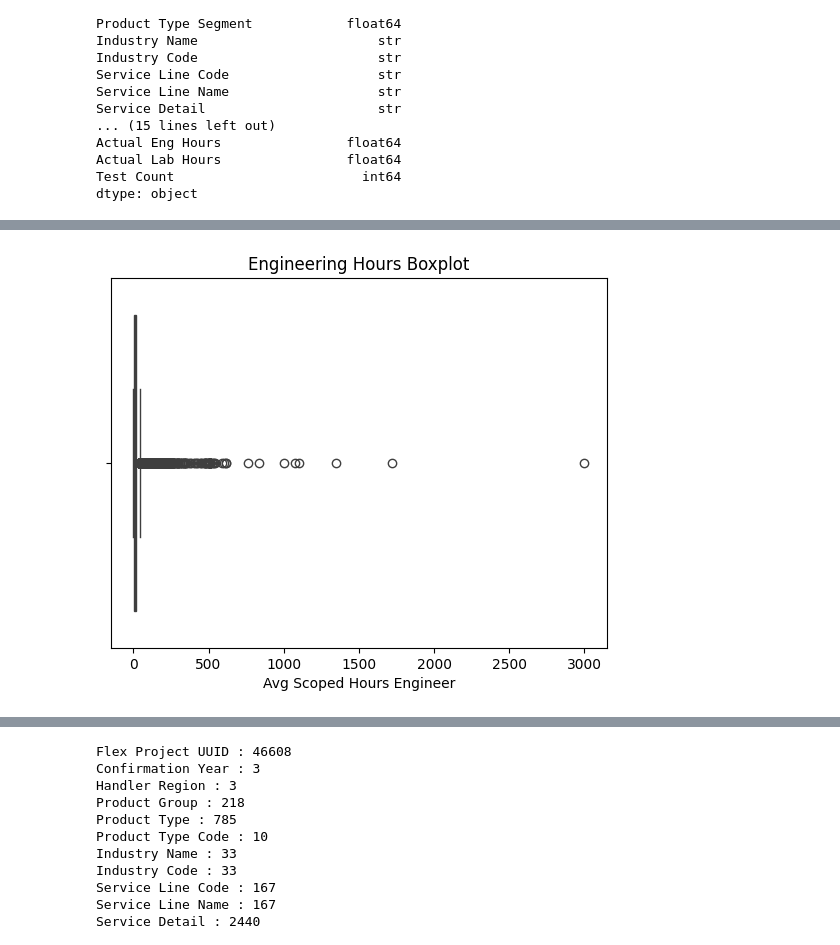
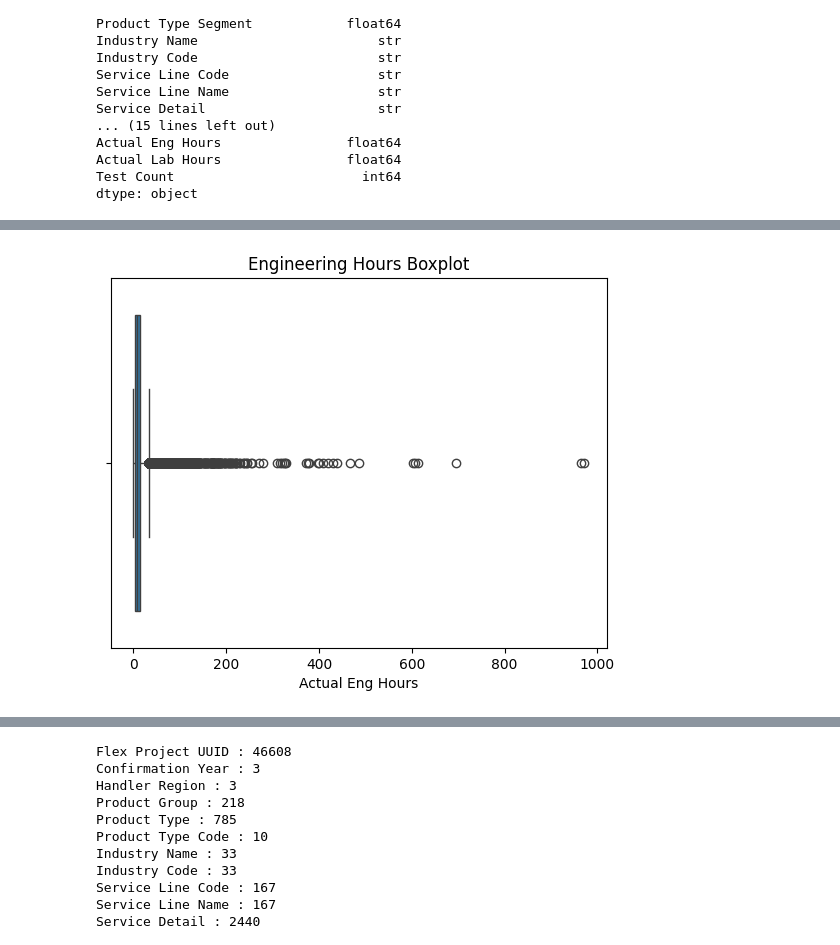
Before and after one commit to CelineAndroun03/CTECH-ML-MAY2026, a Jupyter notebook: scripts/EDA_ENG.ipynb, the cells around one changed output, grey strips where cells are left out. Drawn from its saved outputs; the diff is of its cells as text; code cells hidden in the pictures.

```diff
--- a/scripts/EDA_ENG.ipynb
+++ b/scripts/EDA_ENG.ipynb
@@ -144,11 +144,11 @@ plt.show()
 # %%
 #Boxplot for Outliers
 
-sns.boxplot(x=data["Avg Scoped Hours Engineer"])
+sns.boxplot(x=data["Actual Eng Hours"])
 
 plt.title("Engineering Hours Boxplot")
 plt.show()
 # %% [output]
-[figure, old version]
+[figure, new version]
 # %%
 #test log transformation
```
Also changed, not shown: parts of 5 cells of this notebook.
